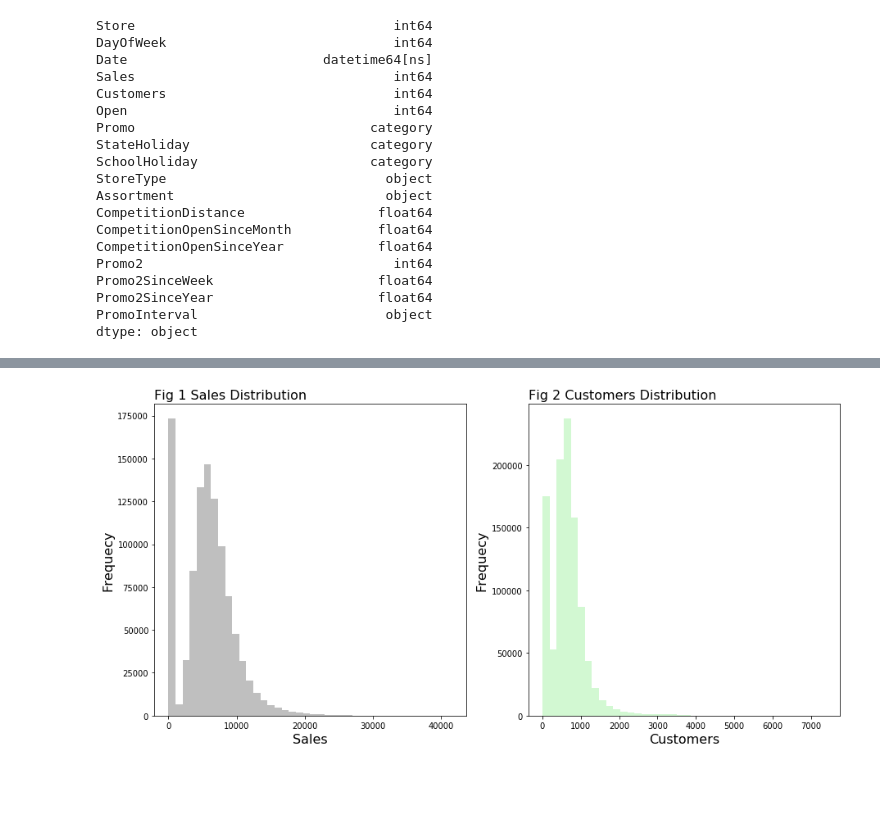
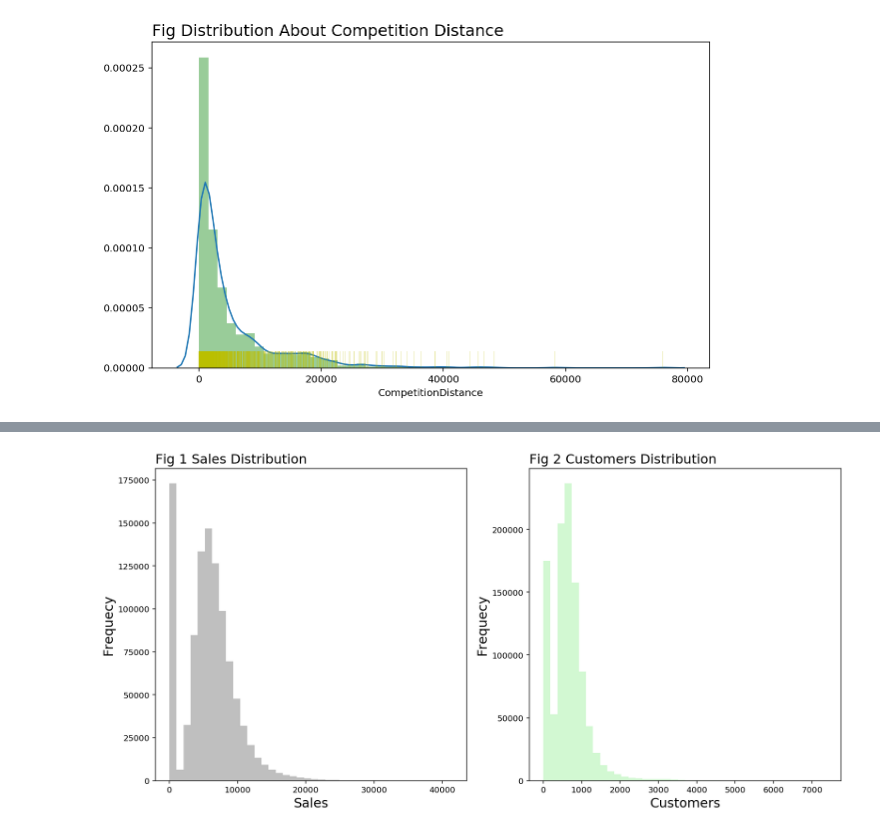
Before and after one commit to ZenRay/MachineLearningEngineer, a Jupyter notebook: P6_Capstone/progress/ExploreData.ipynb, the cells around one changed output, grey strips where cells are left out. Cells and saved outputs as stored; diff of their text form; code cells hidden in the pictures; blank space fills up the shorter version.

Commit message:
feat($explore data) explore data is done

```diff
--- a/P6_Capstone/progress/ExploreData.ipynb
+++ b/P6_Capstone/progress/ExploreData.ipynb
@@ -9,9 +15,21 @@ import matplotlib.pyplot as plt
 # %%
 # load data
 def load_data(path, file_name, dtype=None, converters=None):
+    """
+    read zip file into the dataframe.
+
+    Params:
+        (str) path - the directory stores those files.
+        (str) file_name - name of the file that is compressed in the zipfile
+        (Dict or None) dtype - specify data type of the dataframe
+        (Dict or None) converters - dict stores the convert function
+    Result:
+        (DataFrame) df - load the data into the dataframe
+    """
     with ZipFile(path + file_name + ".zip") as zip_file:
         with zip_file.open(file_name) as file:
             df = pd.read_csv(file, dtype=dtype, converters=converters)
+
     return df
 # %%
 train_data = load_data("../data/rossmann_store_sales/", "train.csv",
@@ -21,3 +39,12 @@ train_data = load_data("../data/rossmann_store_sales/", "train.csv",
                              "Promo2":"category"},
                        converters={"Date":lambda x: pd.to_datetime(x, errors="raise")})
 store_data = load_data("../data/rossmann_store_sales/", "store.csv")
+# %%
+plt.figure(figsize=(10, 6))
+sns.distplot(store_data["CompetitionDistance"].dropna(),
+             rug=True, rug_kws={"alpha":0.2, "color":"y"},
+            hist_kws={"color":"g"})
+plt.title("Fig Distribution About Competition Distance", loc="left", fontsize=16)
+plt.show()
+# %% [output]
+[figure, added]
@@ -27,22 +91,0 @@ data = pd.merge(train_data, store_data, how="left", on="Store")
-# %%
-data.dtypes
-# %% [output]
-Store                                 int64
-DayOfWeek                             int64
-Date                         datetime64[ns]
-Sales                                 int64
-Customers                             int64
-Open                                  int64
-Promo                              category
-StateHoliday                       category
-SchoolHoliday                      category
-StoreType                            object
-Assortment                           object
-CompetitionDistance                 float64
-CompetitionOpenSinceMonth           float64
-CompetitionOpenSinceYear            float64
-Promo2                                int64
-Promo2SinceWeek                     float64
-Promo2SinceYear                     float64
-PromoInterval                        object
-dtype: object
```
Also changed, not shown: parts of 40 cells of this notebook.
